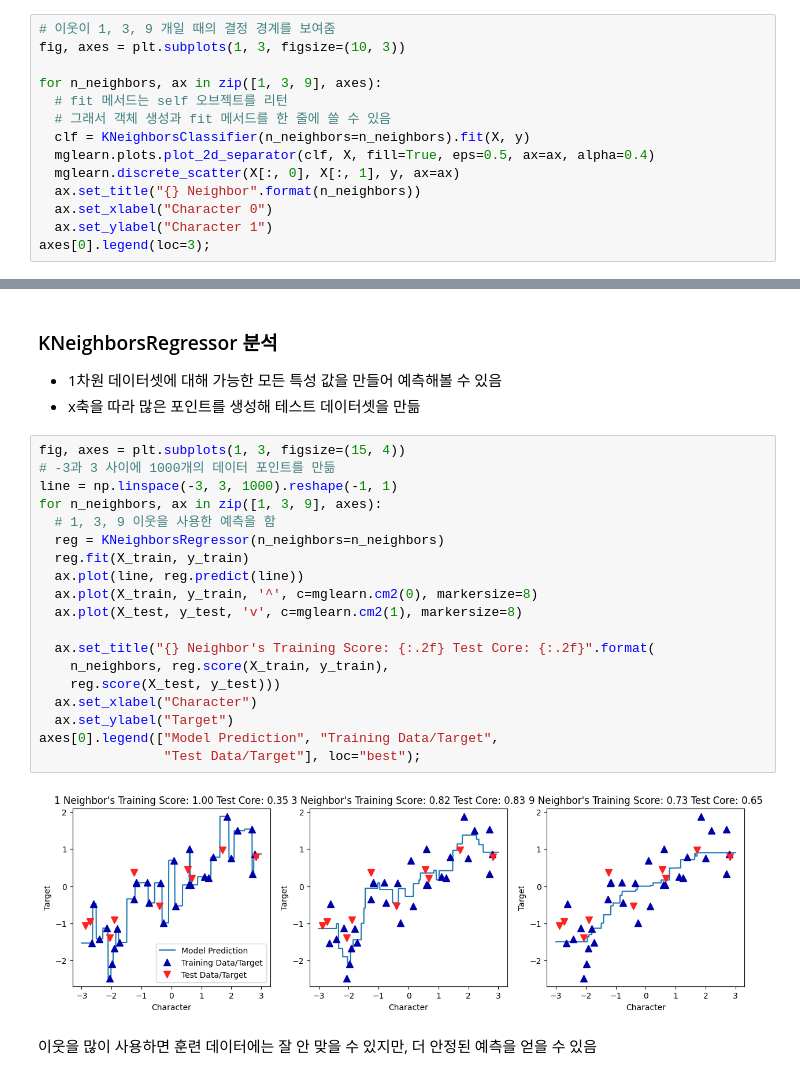
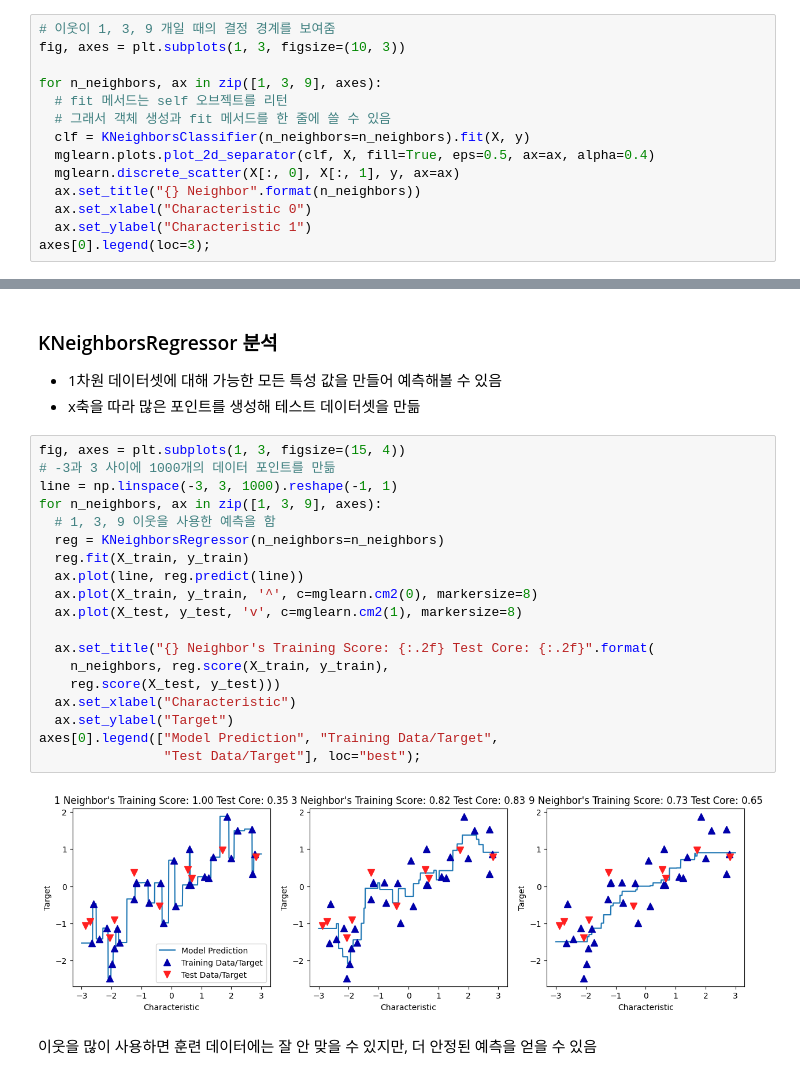
Before and after one commit to haribo09876/MachineLearning, a Jupyter notebook: 02. SupervisedLearning/03. SupervisedLearningAlgorithm.ipynb, the cells around one changed output, grey strips where cells are left out. Cells and saved outputs as stored; diff of their text form.

```diff
--- a/02. SupervisedLearning/03. SupervisedLearningAlgorithm.ipynb
+++ b/02. SupervisedLearning/03. SupervisedLearningAlgorithm.ipynb
@@ -125,7 +125,7 @@ for n_neighbors, ax in zip([1, 3, 9], axes):
   mglearn.plots.plot_2d_separator(clf, X, fill=True, eps=0.5, ax=ax, alpha=0.4)
   mglearn.discrete_scatter(X[:, 0], X[:, 1], y, ax=ax)
   ax.set_title("{} Neighbor".format(n_neighbors))
-  ax.set_xlabel("Character 0")
-  ax.set_ylabel("Character 1")
+  ax.set_xlabel("Characteristic 0")
+  ax.set_ylabel("Characteristic 1")
 axes[0].legend(loc=3);
 # %% [output]
@@ -206,24 +206,24 @@ print("테스트 세트 R^2: {:.2f}".format(reg.score(X_test, y_test)))
 # %%
 fig, axes = plt.subplots(1, 3, figsize=(15, 4))
 # -3과 3 사이에 1000개의 데이터 포인트를 만듦
 line = np.linspace(-3, 3, 1000).reshape(-1, 1)
 for n_neighbors, ax in zip([1, 3, 9], axes):
   # 1, 3, 9 이웃을 사용한 예측을 함
   reg = KNeighborsRegressor(n_neighbors=n_neighbors)
   reg.fit(X_train, y_train)
   ax.plot(line, reg.predict(line))
   ax.plot(X_train, y_train, '^', c=mglearn.cm2(0), markersize=8)
   ax.plot(X_test, y_test, 'v', c=mglearn.cm2(1), markersize=8)
 
   ax.set_title("{} Neighbor's Training Score: {:.2f} Test Core: {:.2f}".format(
     n_neighbors, reg.score(X_train, y_train),
     reg.score(X_test, y_test)))
-  ax.set_xlabel("Character")
+  ax.set_xlabel("Characteristic")
   ax.set_ylabel("Target")
 axes[0].legend(["Model Prediction", "Training Data/Target",
                 "Test Data/Target"], loc="best");
 # %% [output]
-[figure, old version]
+[figure, new version]
 # %% [markdown]
 이웃을 많이 사용하면 훈련 데이터에는 잘 안 맞을 수 있지만, 더 안정된 예측을 얻을 수 있음
 # %% [markdown]
```
Also changed, not shown: parts of 28 cells of this notebook.
